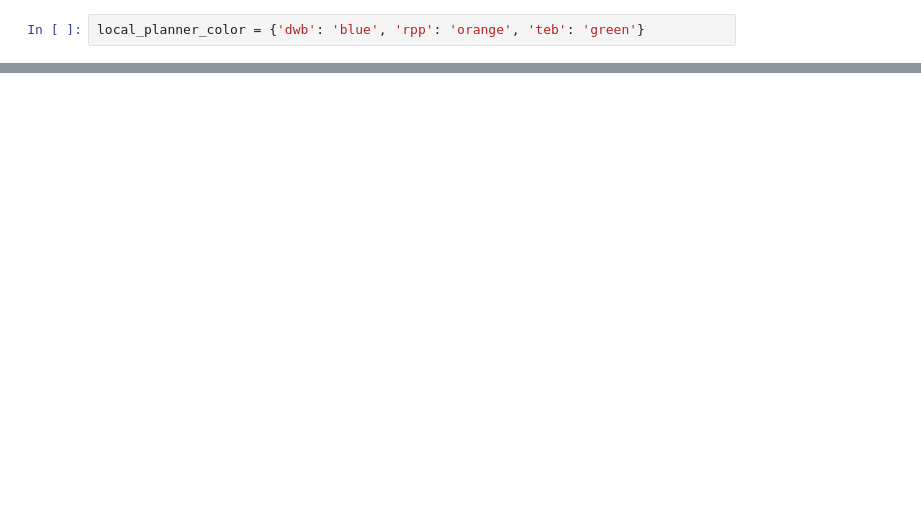
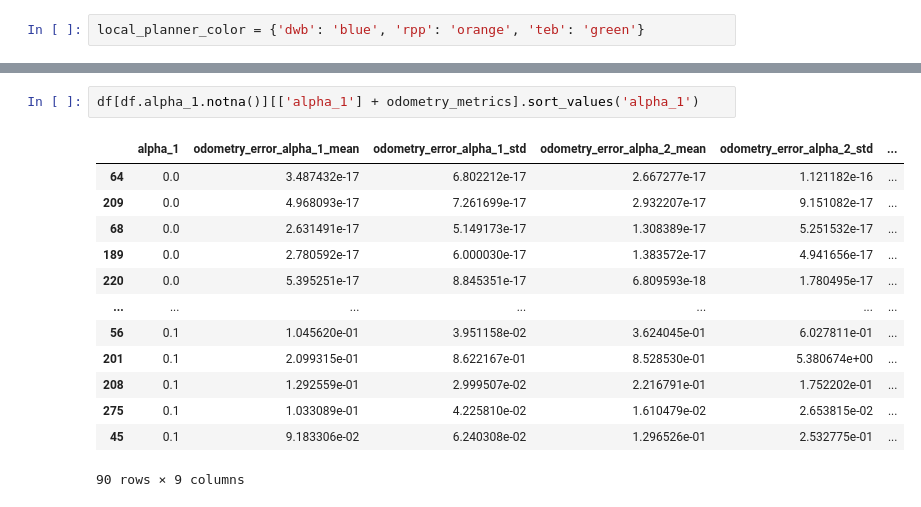
Before and after one commit to AIRLab-POLIMI/local_planning_performance_modelling, a Jupyter notebook: notebooks/general_stats.ipynb, the cells around one changed output, grey strips where cells are left out. Drawn from its saved outputs; the diff is of its cells as text; blank space fills up the shorter version.

```diff
--- a/notebooks/general_stats.ipynb
+++ b/notebooks/general_stats.ipynb
@@ -77,3 +93,19 @@ print(len(df.run_id.unique()))
+# %%
+df[df.alpha_1.notna()][['alpha_1'] + odometry_metrics].sort_values('alpha_1')
+# %% [output]
+|  | alpha_1 | odometry_error_alpha_1_mean | odometry_error_alpha_1_std | odometry_error_alpha_2_mean | odometry_error_alpha_2_std | ... |
+| 64 | 0.0 | 3.487432e-17 | 6.802212e-17 | 2.667277e-17 | 1.121182e-16 | ... |
+| 209 | 0.0 | 4.968093e-17 | 7.261699e-17 | 2.932207e-17 | 9.151082e-17 | ... |
+| 68 | 0.0 | 2.631491e-17 | 5.149173e-17 | 1.308389e-17 | 5.251532e-17 | ... |
+| 189 | 0.0 | 2.780592e-17 | 6.000030e-17 | 1.383572e-17 | 4.941656e-17 | ... |
+| 220 | 0.0 | 5.395251e-17 | 8.845351e-17 | 6.809593e-18 | 1.780495e-17 | ... |
+| ... | ... | ... | ... | ... | ... | ... |
+| 56 | 0.1 | 1.045620e-01 | 3.951158e-02 | 3.624045e-01 | 6.027811e-01 | ... |
+| 201 | 0.1 | 2.099315e-01 | 8.622167e-01 | 8.528530e-01 | 5.380674e+00 | ... |
+| 208 | 0.1 | 1.292559e-01 | 2.999507e-02 | 2.216791e-01 | 1.752202e-01 | ... |
+| 275 | 0.1 | 1.033089e-01 | 4.225810e-02 | 1.610479e-02 | 2.653815e-02 | ... |
+| 45 | 0.1 | 9.183306e-02 | 6.240308e-02 | 1.296526e-01 | 2.532775e-01 | ... |
+90 rows × 9 columns
 # %%
 df.groupby([df.robot_model, df.local_planner_node, df.global_planner_node])[metrics].agg(['min', 'mean', 'max'])
 # %% [output]
```
Also changed, not shown: parts of 8 cells of this notebook.
